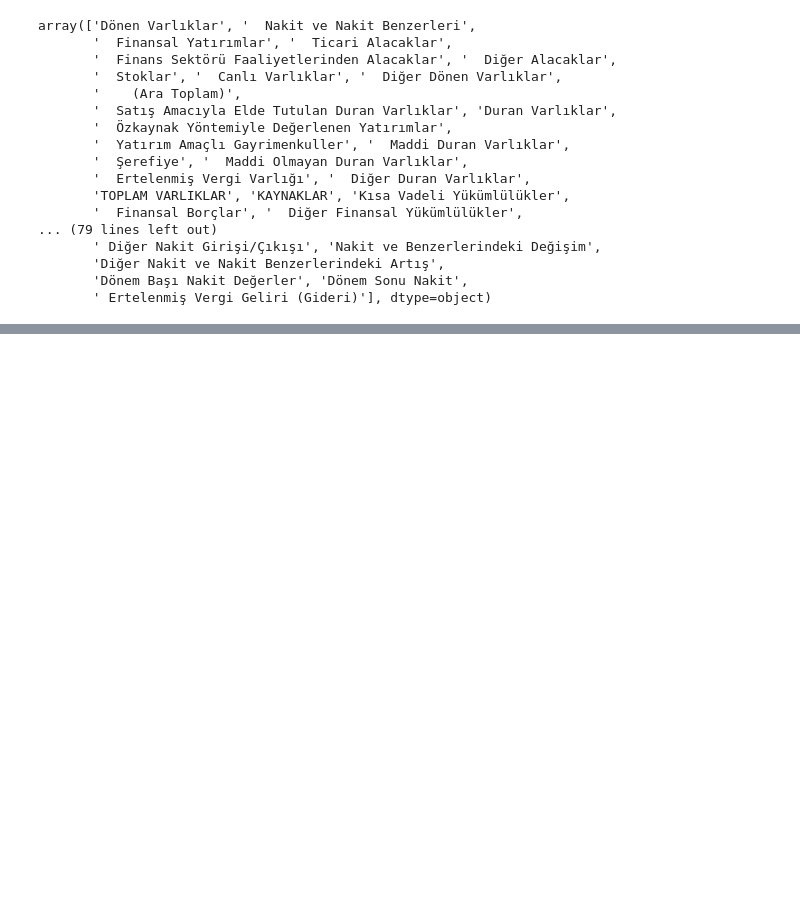
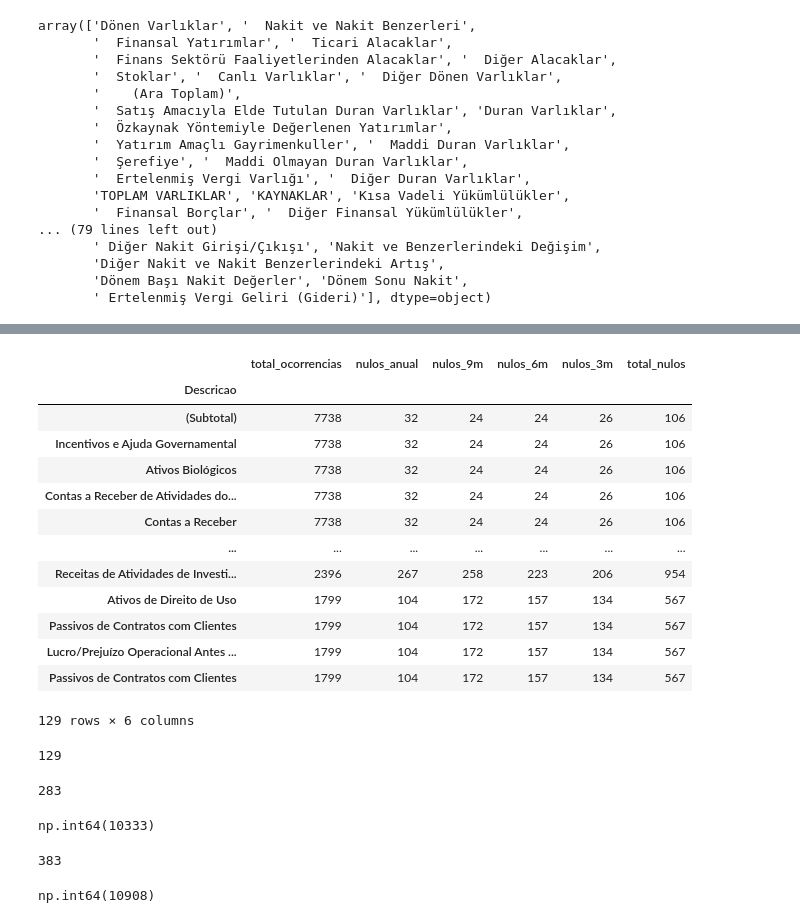
Before and after one commit to lgregs/TCC-CD-USP, a Jupyter notebook: data_cleaning.ipynb, the cells around one changed output, grey strips where cells are left out. Saved outputs shown, nothing was run; the diff lists cells and outputs as text; code cells hidden in the pictures; blank space fills up the shorter version.

```diff
--- a/data_cleaning.ipynb
+++ b/data_cleaning.ipynb
@@ -250,0 +303,19 @@ Top 10 documentos com maior percentual de valores nulos:
+# %%
+# Agrupar pela coluna 'Descricao'
+analise_nulos_por_descricao = df.groupby('Descricao').agg(
+    # Conta o total de vezes que a descrição aparece no dataset
+    total_ocorrencias=('Descricao', 'count'),
+    # Conta os nulos em cada coluna de período para essa descrição
+    nulos_anual=('Anual', lambda x: x.isnull().sum()),
+    nulos_9m=('9_Meses', lambda x: x.isnull().sum()),
+    nulos_6m=('6_Meses', lambda x: x.isnull().sum()),
+    nulos_3m=('3_Meses', lambda x: x.isnull().sum())
+)
+
+# Calcular o total de nulos para cada descrição
+analise_nulos_por_descricao['total_nulos'] = (
+    analise_nulos_por_descricao['nulos_anual'] +
+    analise_nulos_por_descricao['nulos_9m'] +
+    analise_nulos_por_descricao['nulos_6m'] +
+    analise_nulos_por_descricao['nulos_3m']
+)
@@ -250,0 +324,39 @@ Top 10 documentos com maior percentual de valores nulos:
+# %%
+descricoes_mais_incompletas = analise_nulos_por_descricao.sort_values(by='total_ocorrencias', ascending=False)
+# %%
+descricoes_mais_incompletas
+# %% [output]
+|  | total_ocorrencias | nulos_anual | nulos_9m | nulos_6m | nulos_3m | total_nulos |
+| Descricao |  |  |  |  |  |  |
+| (Subtotal) | 7738 | 32 | 24 | 24 | 26 | 106 |
+| Incentivos e Ajuda Governamental | 7738 | 32 | 24 | 24 | 26 | 106 |
+| Ativos Biológicos | 7738 | 32 | 24 | 24 | 26 | 106 |
+| Contas a Receber de Atividades do... | 7738 | 32 | 24 | 24 | 26 | 106 |
+| Contas a Receber | 7738 | 32 | 24 | 24 | 26 | 106 |
+| ... | ... | ... | ... | ... | ... | ... |
+| Receitas de Atividades de Investi... | 2396 | 267 | 258 | 223 | 206 | 954 |
+| Ativos de Direito de Uso | 1799 | 104 | 172 | 157 | 134 | 567 |
+| Passivos de Contratos com Clientes | 1799 | 104 | 172 | 157 | 134 | 567 |
+| Lucro/Prejuízo Operacional Antes ... | 1799 | 104 | 172 | 157 | 134 | 567 |
+| Passivos de Contratos com Clientes | 1799 | 104 | 172 | 157 | 134 | 567 |
+129 rows × 6 columns
+# %%
+df['Descricao'].nunique()
+# %% [output]
+129
+# %%
+descricoes_mais_incompletas['nulos_anual'].max()
+# %% [output]
+283
+# %%
+descricoes_mais_incompletas['nulos_anual'].sum()
+# %% [output]
+np.int64(10333)
+# %%
+descricoes_mais_incompletas['nulos_9m'].max()
+# %% [output]
+383
+# %%
+descricoes_mais_incompletas['nulos_9m'].sum()
+# %% [output]
+np.int64(10908)
```
Also changed, not shown: parts of 15 cells of this notebook.
